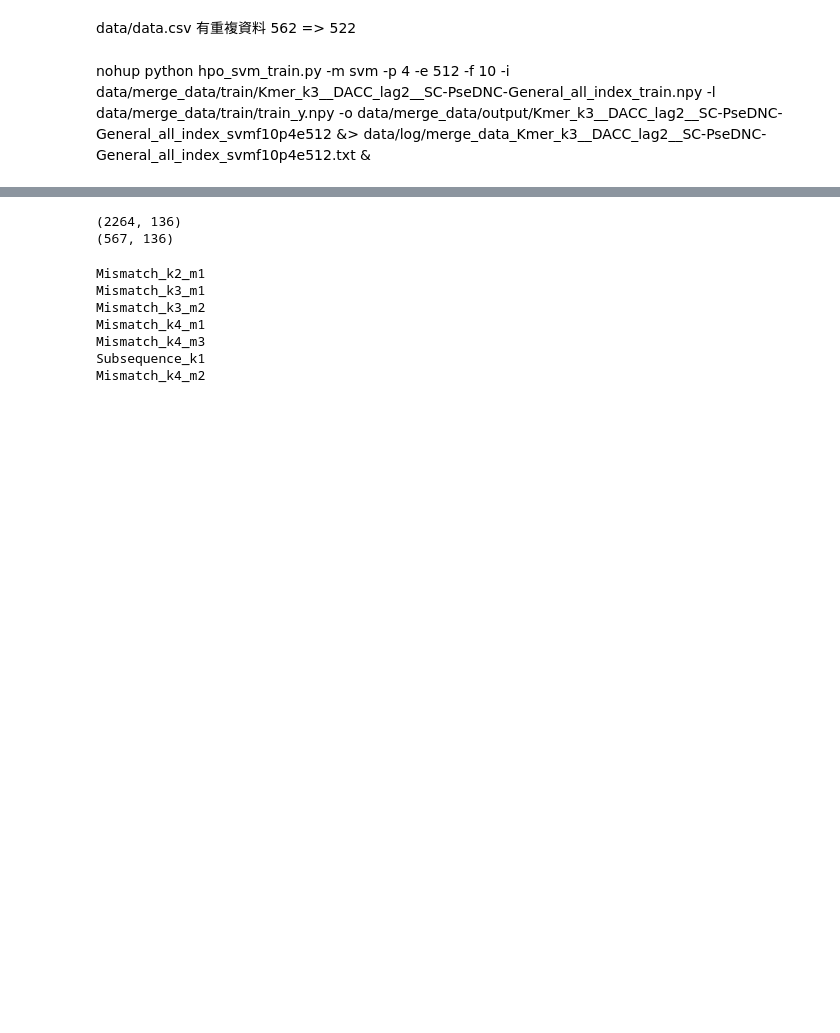
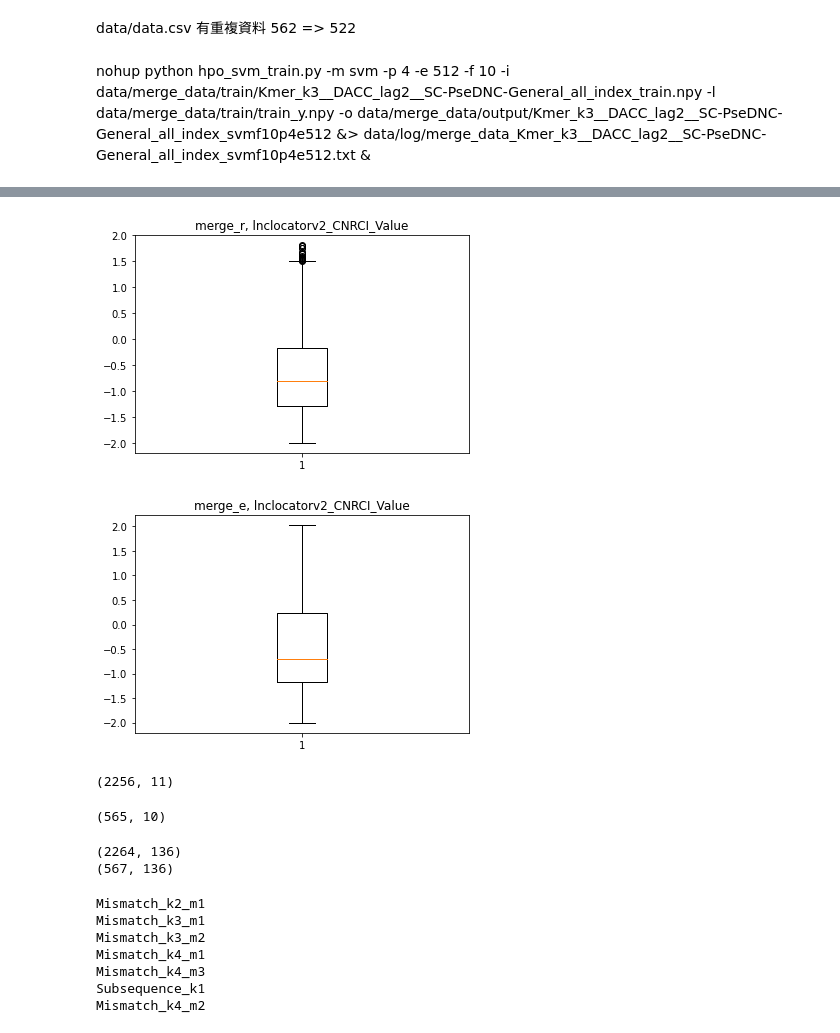
Before and after one commit to JiandeWuu/sixthTool, a Jupyter notebook: test.ipynb, the cells around one changed output, grey strips where cells are left out. Saved outputs shown, nothing was run; the diff lists cells and outputs as text; code cells hidden in the pictures; blank space fills up the shorter version.

```diff
--- a/test.ipynb
+++ b/test.ipynb
@@ -44,0 +121,13 @@ nohup python hpo_svm_train.py -m svm -p 4 -e 512 -f 10 -i data/merge_data/train/
+# %%
+merge_df = pd.read_csv("data/ensemble_data/merge_r.csv")
+plt.boxplot(merge_df['lnclocatorv2_CNRCI_Value'])
+plt.title("merge_r, lnclocatorv2_CNRCI_Value")
+plt.show()
+
+merge_df = pd.read_csv("data/ensemble_data/merge_e.csv")
+plt.boxplot(merge_df['lnclocatorv2_CNRCI_Value'])
+plt.title("merge_e, lnclocatorv2_CNRCI_Value")
+plt.show()
+# %% [output]
+[figure, added]
+[figure, added]
@@ -45,3 +153,11 @@ nohup python hpo_svm_train.py -m svm -p 4 -e 512 -f 10 -i data/merge_data/train/
+# %%
+np.load("data/ensemble_data/ensembl_merge_train.npy").shape
+# %% [output]
+(2256, 11)
+# %%
+np.load("data/ensemble_data/ensembl_merge_no_lnclocatorv2_test.npy").shape
+# %% [output]
+(565, 10)
 # %%
 dacc_lag2_train = np.load("data/Pse_in_One2/Chiu/train/benchmark_DACC_lag2_train.npy")
 kmer_k3_train = np.load("data/Pse_in_One2/Chiu/train/benchmark_Kmer_k3_train.npy")
```
Also changed, not shown: parts of 20 cells of this notebook, 3 other files.
